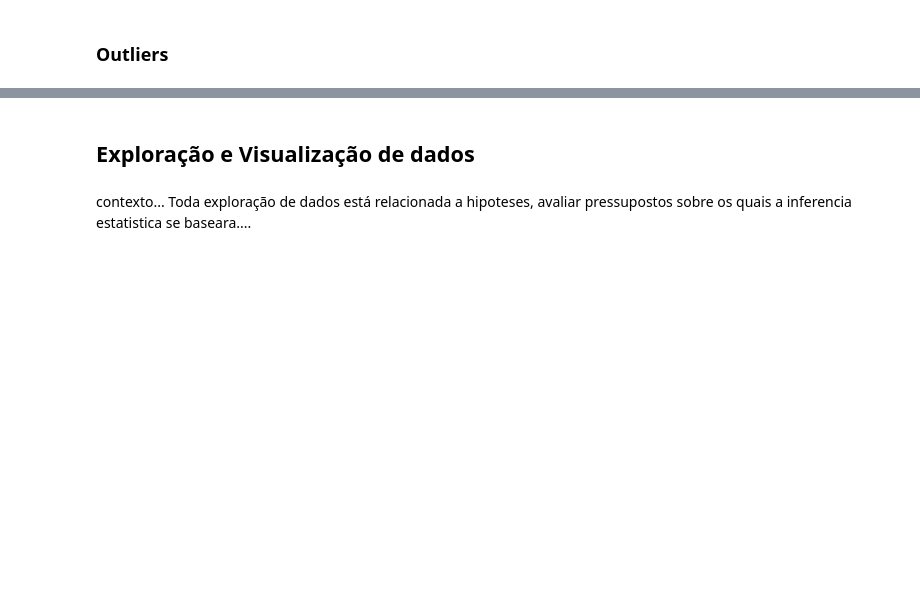
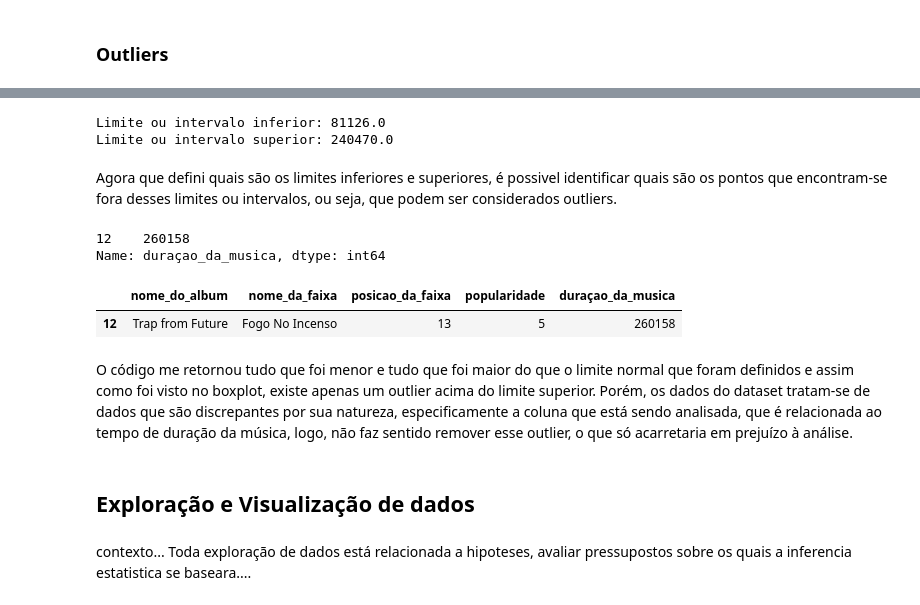
Before and after one commit to luislauriano/Data_Science, a Jupyter notebook: Projeto_construcao.ipynb, the cells around one changed output, grey strips where cells are left out. Saved outputs shown, nothing was run; the diff lists cells and outputs as text; code cells hidden in the pictures; blank space fills up the shorter version.

```diff
--- a/Projeto_construcao.ipynb
+++ b/Projeto_construcao.ipynb
@@ -529,3 +537,34 @@ Artigo que tbm fala sobre outliers = https://r4ds.had.co.nz/exploratory-data-ana
+# %%
+#Limite inferior [Q1−1.5×IQR]
+out_low = q1 - 1.5 * iqr
+out_low
+
+#Limite superior [Q3+1.5×IQR]
+out_high = q3 + 1.5 * iqr
+out_high
+
+print(f'''Limite ou intervalo inferior: {out_low}
+Limite ou intervalo superior: {out_high}''')
+# %% [output]
+Limite ou intervalo inferior: 81126.0
+Limite ou intervalo superior: 240470.0
+# %% [markdown]
+Agora que defini quais são os limites inferiores e superiores, é possivel identificar quais são os pontos que encontram-se fora desses limites ou intervalos, ou seja, que podem ser considerados outliers.
+# %%
+#Identificando os outliers presentes
+outliers = df.duraçao_da_musica[(df.duraçao_da_musica < out_low) | (df.duraçao_da_musica > out_high)]
+outliers
+# %% [output]
+12    260158
+Name: duraçao_da_musica, dtype: int64
+# %%
+#Quem é o outlier?
+df.query("index == 12")
+# %% [output]
+|  | nome_do_album | nome_da_faixa | posicao_da_faixa | popularidade | duraçao_da_musica |
+| 12 | Trap from Future | Fogo No Incenso | 13 | 5 | 260158 |
+# %% [markdown]
+O código me retornou tudo que foi menor e tudo que foi maior do que o limite normal que foram definidos e assim como foi visto no boxplot, existe apenas um outlier acima do limite superior. Porém, os dados do dataset tratam-se de dados que são discrepantes por sua natureza, especificamente a coluna que está sendo analisada, que é relacionada ao tempo de duração da música, logo, não faz sentido remover esse outlier, o que só acarretaria em prejuízo à análise.
 # %% [markdown]
 ## **Exploração e Visualização de dados**
 # %% [markdown]
```
Also changed, not shown: parts of 72 cells of this notebook.
